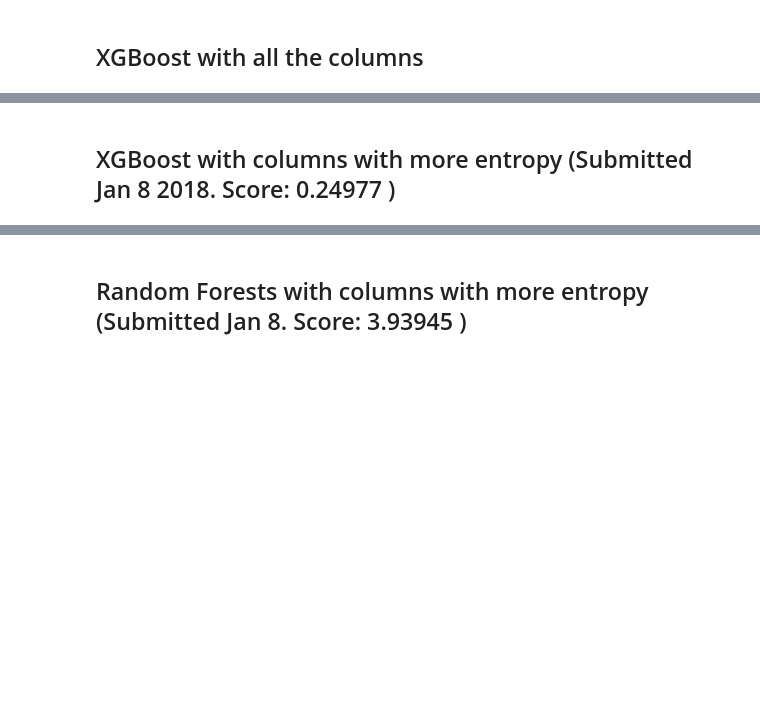
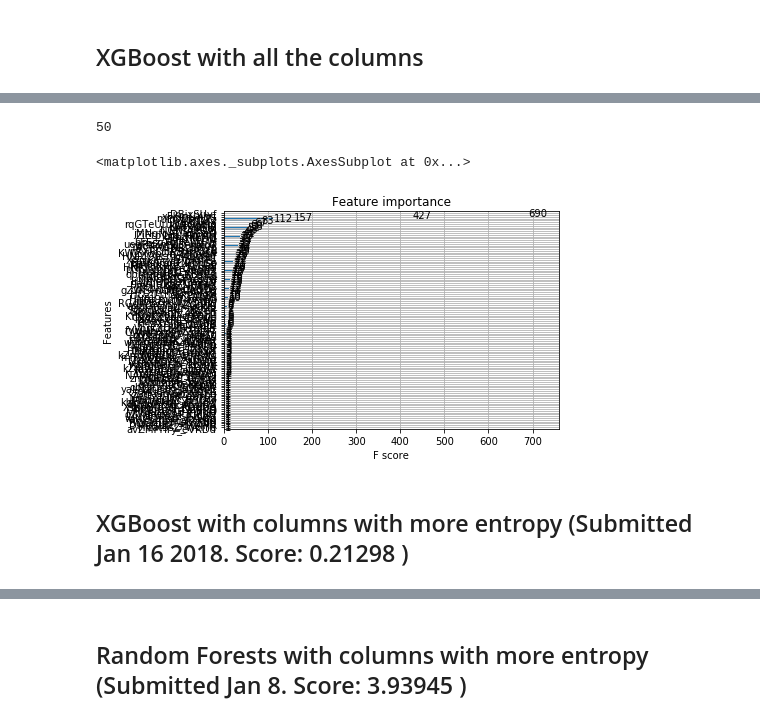
Before and after one commit to ezetl/poverT, a Jupyter notebook: exp/notebooks/1.2 - Fix Errors.ipynb, the cells around one changed output, grey strips where cells are left out. Drawn from its saved outputs; the diff is of its cells as text; code cells hidden in the pictures; blank space fills up the shorter version.

```diff
--- a/exp/notebooks/1.2 - Fix Errors.ipynb
+++ b/exp/notebooks/1.2 - Fix Errors.ipynb
@@ -303,5 +359,20 @@ Total loss: 14.301927148523962
+# %%
+import operator
+importance = xgb_c.get_fscore()
+importance = sorted(importance.items(), key=operator.itemgetter(1), reverse=True)
+dfc = pd.DataFrame(importance, columns=['feature', 'fscore'])
+dfc['fscore'] = dfc['fscore'] / dfc['fscore'].sum()
+dfc = dfc[dfc['fscore'] > 0.003]
+len(dfc)
+# %% [output]
+50
+# %%
+xgb.plot_importance(xgb_c)
+# %% [output]
+<matplotlib.axes._subplots.AxesSubplot at 0x...>
+[figure, added]
 # %% [markdown]
-## XGBoost with columns with more entropy (Submitted Jan 8 2018. Score:  0.24977 )
+## XGBoost with columns with more entropy (Submitted Jan 16 2018. Score:  0.21298 )
 # %%
 def entropy(a):
     return - sum( (a / sum(a)) * np.log((a / sum(a))))
```
Also changed, not shown: parts of 21 cells of this notebook, 5 other files.
